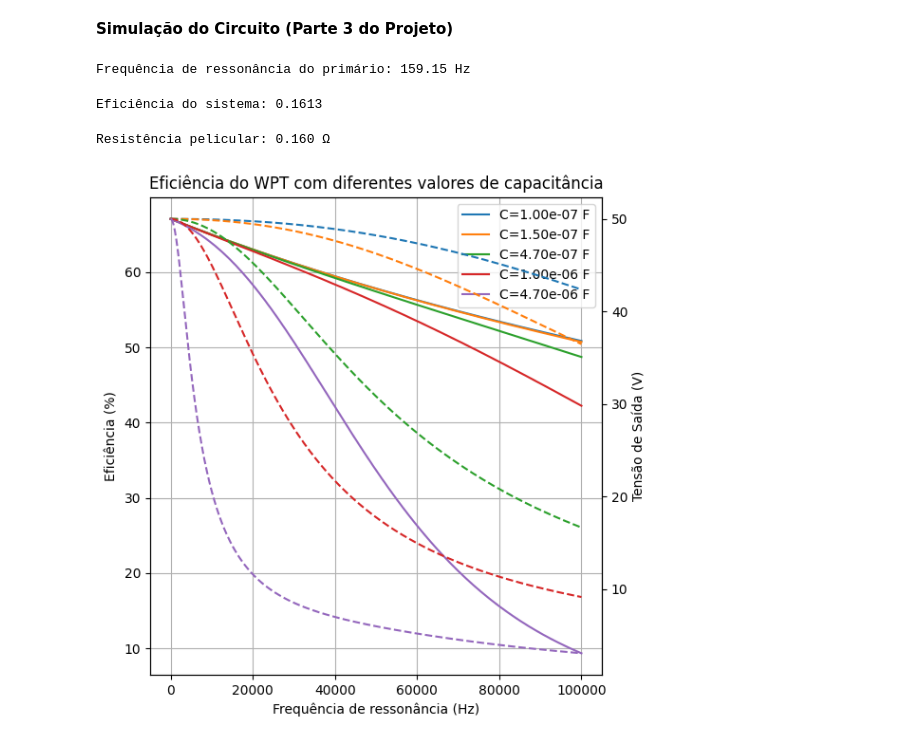
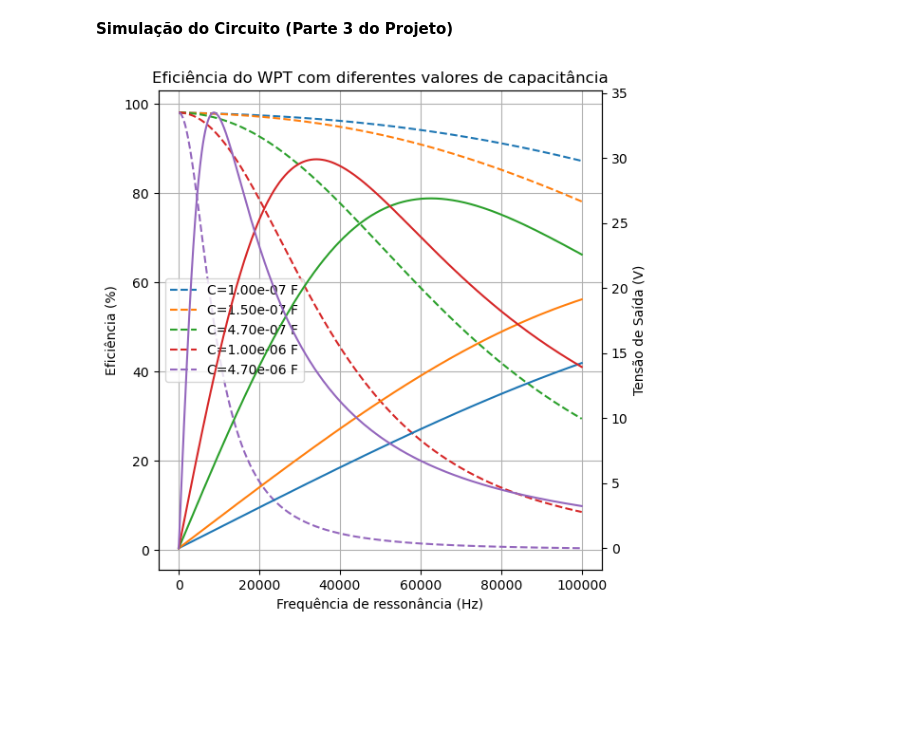
Before and after one commit to Luca-Krausz/ProjetoEletromag24.2, a Jupyter notebook: EletromagCapacitor.ipynb, the cells around one changed output. Cells and saved outputs as stored; diff of their text form; code cells hidden in the pictures; blank space fills up the shorter version.

```diff
--- a/EletromagCapacitor.ipynb
+++ b/EletromagCapacitor.ipynb
@@ -91,61 +91,27 @@ Relação i2/i1: 0.20
 Relação V1/V2: 3619.07
 # %% [markdown]
 **Simulação do Circuito (Parte 3 do Projeto)**
-# %%
-def calcular_frequencia_ressonancia(L, C):
-    return 1 / (2 * pi * np.sqrt(L * C))
-
-fR = calcular_frequencia_ressonancia(L1, C1)
-print('Frequência de ressonância do primário: %.2f Hz' %fR)
-# %% [output]
-Frequência de ressonância do primário: 159.15 Hz
-# %%
-Usaida = i2 * Rcarga
-
-def calcular_eficiencia(V1, I1, V2, I2):
-    i2 = I2
-    i1 = I1
-    P_saida = np.real(0.5 * (V2/sqrt(2)) * i2.conjugate())
-    P_entrada = np.real(0.5 * (V1/sqrt(2)) * i1.conjugate())
-    eficiencia = P_saida / P_entrada
-
-    return eficiencia
-
-Ef = calcular_eficiencia(Ufonte, i1, Usaida, i2)
-print('Eficiência do sistema: %.4f' %Ef)
-# %% [output]
-Eficiência do sistema: 0.1613
-# %%
-def calcular_resistencia_pelicular(R_DC, f):
-    return R_DC + (R_DC / (100 * 1e3))*f
-
-R_DC = 0.1
-
-Rp = calcular_resistencia_pelicular(R_DC, f)
-print('Resistência pelicular: %.3f Ω' %Rp)
-# %% [output]
-Resistência pelicular: 0.160 Ω
 # %%
 # Simulação para diferentes valores de C em paralelo.
 
 C_values = [1e-7, 1.5e-7, 4.7e-7, 1e-6, 4.7e-6]
 Ufonte = 10
-R_DC = 0.1
+R_DC = 0.1 #lab
 K = 0.2
+Rcarga = 5
 
 def calcular_resistencia_pelicular(R_DC, f):
     return R_DC + (R_DC / 100e3)*f
 
-def calcular_eficiencia(V1, I1, V2, I2):
-    i2 = I2
-    i1 = I1
-    P_saida = np.real(0.5 * V2 * i2.conjugate())
-    P_entrada = np.real(0.5 * V1 * i1.conjugate())
+def calcular_eficiencia(Ufonte, I1, Usaida, I2):
+
+    P_saida = np.real(0.5 * Usaida * np.conjugate(I2))
+    P_entrada = np.real(0.5 * Ufonte * np.conjugate(I1))
     eficiencia = P_saida / P_entrada
-
     return eficiencia
 
-def simular_eficiencia(C_values, R_DC, V1):
+
+def simular_eficiencia(C_values, R_DC, Ufonte):
     fig, ax1 = plt.subplots(figsize=(6, 6))
 
     ax2 = ax1.twinx()
@@ -160,41 +126,41 @@ def simular_eficiencia(C_values, R_DC, V1):
         freq_max = 100e3
 
         for f in np.linspace(1, freq_max+1, 1000):
             R_f = calcular_resistencia_pelicular(R_DC, f)
 
             # Redefinindo os parâmetros do circuito
             W = 2 * pi * f
             L = 1/(W**2 * C)
             M = L*K #(sqrt(L**2))*K
             XL1 = 1j * W * L
             XL2 = XL1
             XM = 1j * W * M
             XC1 = 1/(1j * W * C)
             XC2 = XC1
 
-            def CalcularParalelo(Uf, Rc):
-                Z=np.array([[R_f+XL1+XC1, -XM],[-XM, XL2+R_f+(Rc*XC2/(Rc+XC2))]])
-                V=np.array([Uf,0])
-                i=np.linalg.solve(Z, V)
+            def CalcularEmSerie(Ufonte, Rcarga):
+                Z=np.array([[R_f + XL1 + XC1, -XM],[-XM, XL2 + R_f + XC2 + Rcarga]])
+                V=np.array([Ufonte, 0])
+                i=np.dot(linalg.inv(Z), V)
                 return i[0], i[1]
 
-            I1_f, I2_f = CalcularParalelo(Ufonte, 5)
-            V2_f = 1j * W * M * I1_f
+            I1_f, I2_f = CalcularEmSerie(Ufonte, Rcarga)
+            Usaida = I2_f * Rcarga
 
-            eficiencia_f = calcular_eficiencia(V1, I1_f, V2_f, I2_f)
+            eficiencia_f = calcular_eficiencia(Ufonte, I1_f, Usaida, I2_f)
             eficiencia.append(eficiencia_f * 100)
-            tensao_saida.append(np.abs(V2_f))
+            tensao_saida.append(np.abs(Usaida))
             frequencias.append(f)
 
-        ax1.plot(frequencias, eficiencia, label=f'C={C:.2e} F')
-        ax2.plot(frequencias, tensao_saida, linestyle='--')
+        ax1.plot(frequencias, eficiencia, label=f'C={C:.2e} F', linestyle='--')
+        ax2.plot(frequencias, tensao_saida)
 
     ax1.set_title('Eficiência do WPT com diferentes valores de capacitância')
     ax1.legend()
     ax1.grid(True)
     fig.tight_layout()
     plt.show()
 
 simular_eficiencia(C_values, R_DC, Ufonte)
 # %% [output]
-[figure, old version]
+[figure, new version]
```
